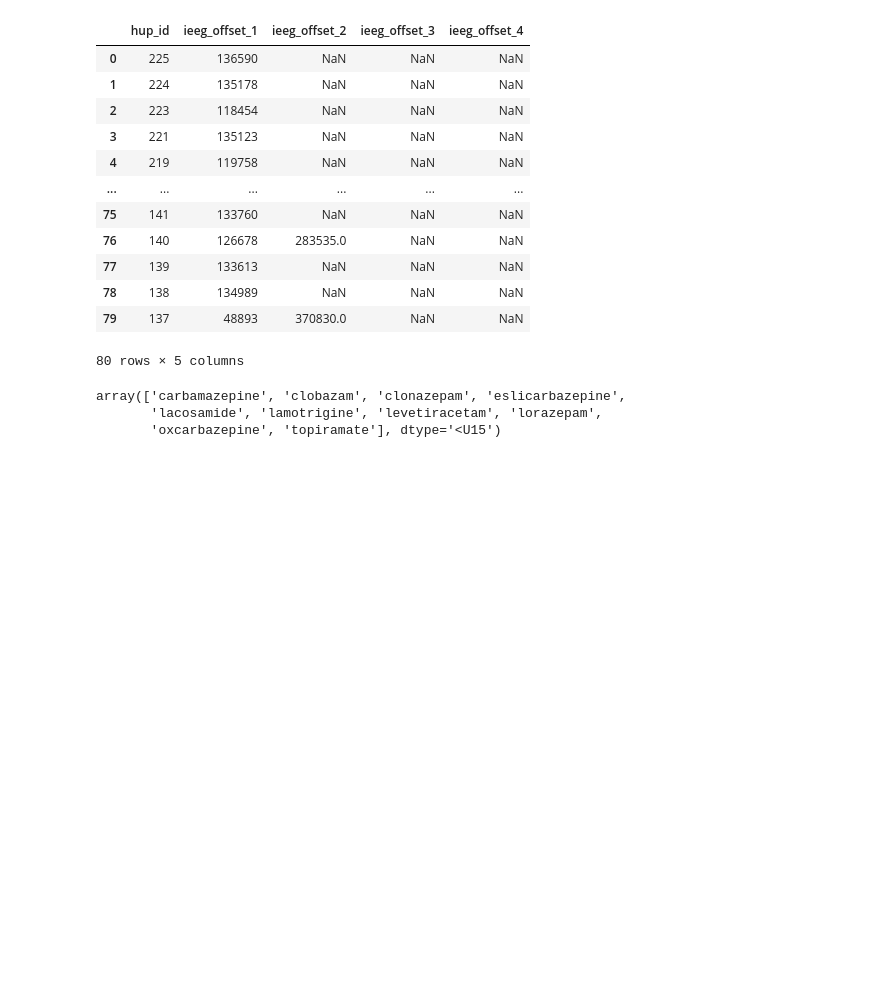
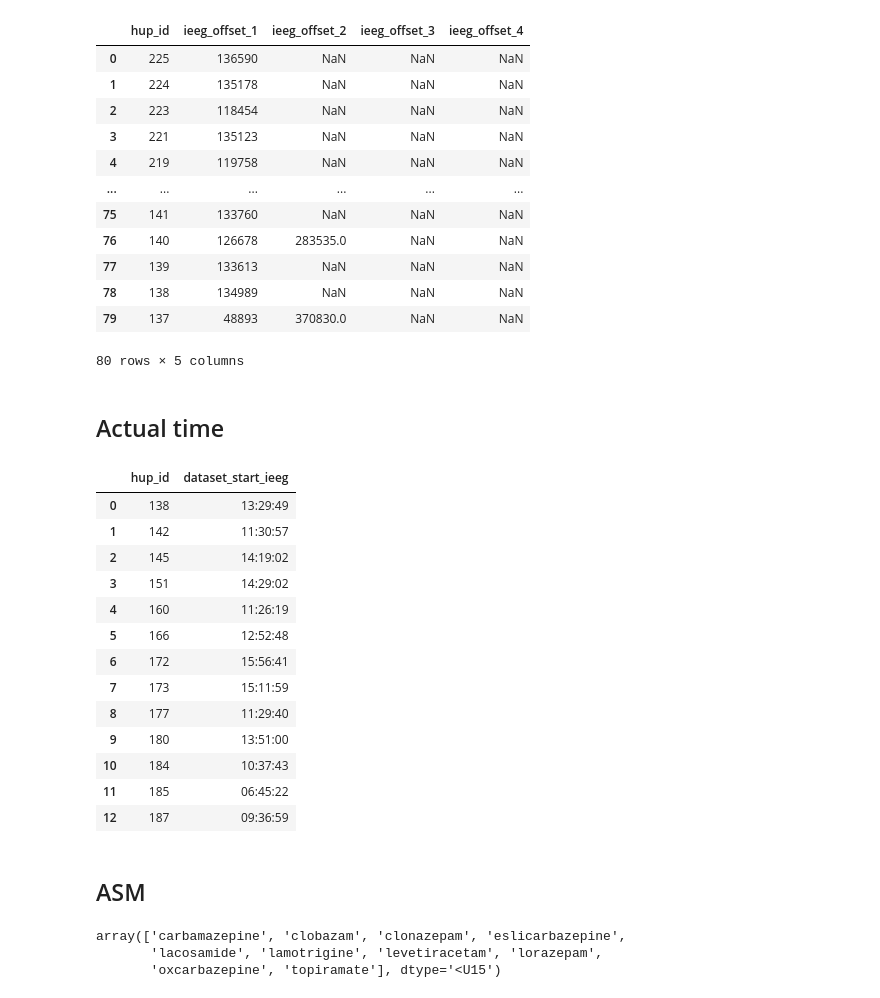
Before and after one commit to devincma/asm_synchrony_paper, a Jupyter notebook: spike_synchrony_asm/build_tables_with_spikes.ipynb, the cells around one changed output. Saved outputs shown, nothing was run; the diff lists cells and outputs as text; code cells hidden in the pictures; blank space fills up the shorter version.

Commit message:
Start more validation for spike detector

```diff
--- a/spike_synchrony_asm/build_tables_with_spikes.ipynb
+++ b/spike_synchrony_asm/build_tables_with_spikes.ipynb
@@ -111,6 +113,62 @@ ieeg_offset_df
 | 78 | 138 | 134989 | NaN | NaN | NaN |
 | 79 | 137 | 48893 | 370830.0 | NaN | NaN |
 80 rows × 5 columns
+# %% [markdown]
+## Actual time
+# %%
+# Load excel from ../../Data/ieeg_emu_start_times.xlsx
+ieeg_emu_start_times_df = pd.read_excel("../../Data/ieeg_emu_start_times.xlsx")
+# Rename the HUP column to hup_id
+ieeg_emu_start_times_df = ieeg_emu_start_times_df.rename(columns={"HUP": "hup_id"})
+# Make hup_id column int
+ieeg_emu_start_times_df["hup_id"] = ieeg_emu_start_times_df["hup_id"].astype(int)
+# Only include hup_ids that are in completed_hup_ids
+ieeg_emu_start_times_df = ieeg_emu_start_times_df[
+    ieeg_emu_start_times_df["hup_id"].isin(completed_hup_ids)
+]
+# reset the index of ieeg_emu_start_times_df
+ieeg_emu_start_times_df = ieeg_emu_start_times_df.reset_index(drop=True)
+# Drop the dataset, implant date, explant date columns
+ieeg_emu_start_times_df = ieeg_emu_start_times_df.drop(
+    columns=[
+        "dataset",
+        "implant date",
+        "explant date",
+        "dataset_start_EMU",
+        "Unnamed: 7",
+        "EMU_admission_date",
+    ]
+)
+# Make dataset_start_ieeg column datetime
+ieeg_emu_start_times_df["dataset_start_ieeg"] = pd.to_datetime(
+    ieeg_emu_start_times_df["dataset_start_ieeg"]
+)
+# Keep only the time part of dataset_start_ieeg
+ieeg_emu_start_times_df["dataset_start_ieeg"] = ieeg_emu_start_times_df[
+    "dataset_start_ieeg"
+].dt.time
+# Drop NaN rows
+ieeg_emu_start_times_df = ieeg_emu_start_times_df.dropna()
+# reset the index of ieeg_emu_start_times_df
+ieeg_emu_start_times_df = ieeg_emu_start_times_df.reset_index(drop=True)
+ieeg_emu_start_times_df
+# %% [output]
+|  | hup_id | dataset_start_ieeg |
+| 0 | 138 | 13:29:49 |
+| 1 | 142 | 11:30:57 |
+| 2 | 145 | 14:19:02 |
+| 3 | 151 | 14:29:02 |
+| 4 | 160 | 11:26:19 |
+| 5 | 166 | 12:52:48 |
+| 6 | 172 | 15:56:41 |
+| 7 | 173 | 15:11:59 |
+| 8 | 177 | 11:29:40 |
+| 9 | 180 | 13:51:00 |
+| 10 | 184 | 10:37:43 |
+| 11 | 185 | 06:45:22 |
+| 12 | 187 | 09:36:59 |
+# %% [markdown]
+## ASM
 # %%
 all_med_names = []
 
```
Also changed, not shown: parts of 5 cells of this notebook, 11 other files.
